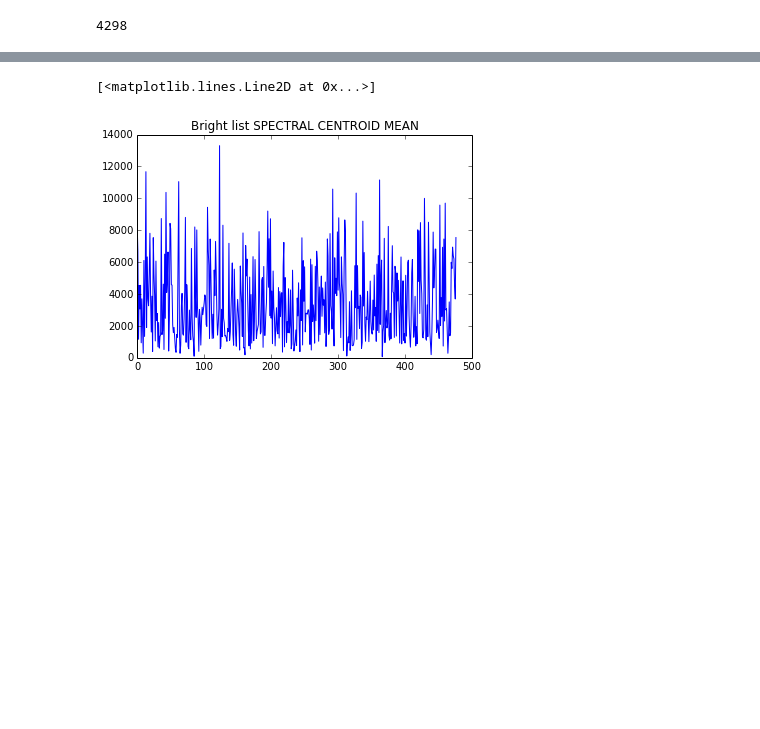
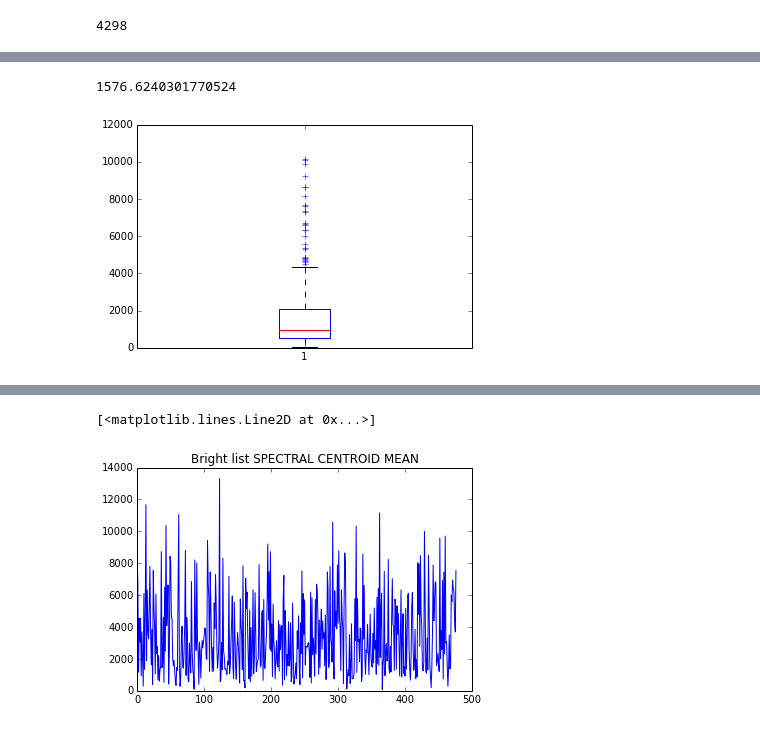
Before and after one commit to pedrogogo/SMC_Th, a Jupyter notebook: json_read_computing_essentia_descriptors.ipynb, the cells around one changed output, grey strips where cells are left out. Saved outputs shown, nothing was run; the diff lists cells and outputs as text; code cells hidden in the pictures; blank space fills up the shorter version.

```diff
--- a/json_read_computing_essentia_descriptors.ipynb
+++ b/json_read_computing_essentia_descriptors.ipynb
@@ -138,0 +377,6 @@ mfcc_hard_mean = np.array(mfcc_hard_mean)
+# %%
+plt.boxplot(sc_warm_mean)
+sum(sc_warm_mean) / float(len(sc_warm_mean))
+# %% [output]
+1576.6240301770524
+[figure, added]
```
Also changed, not shown: parts of 25 cells of this notebook.
